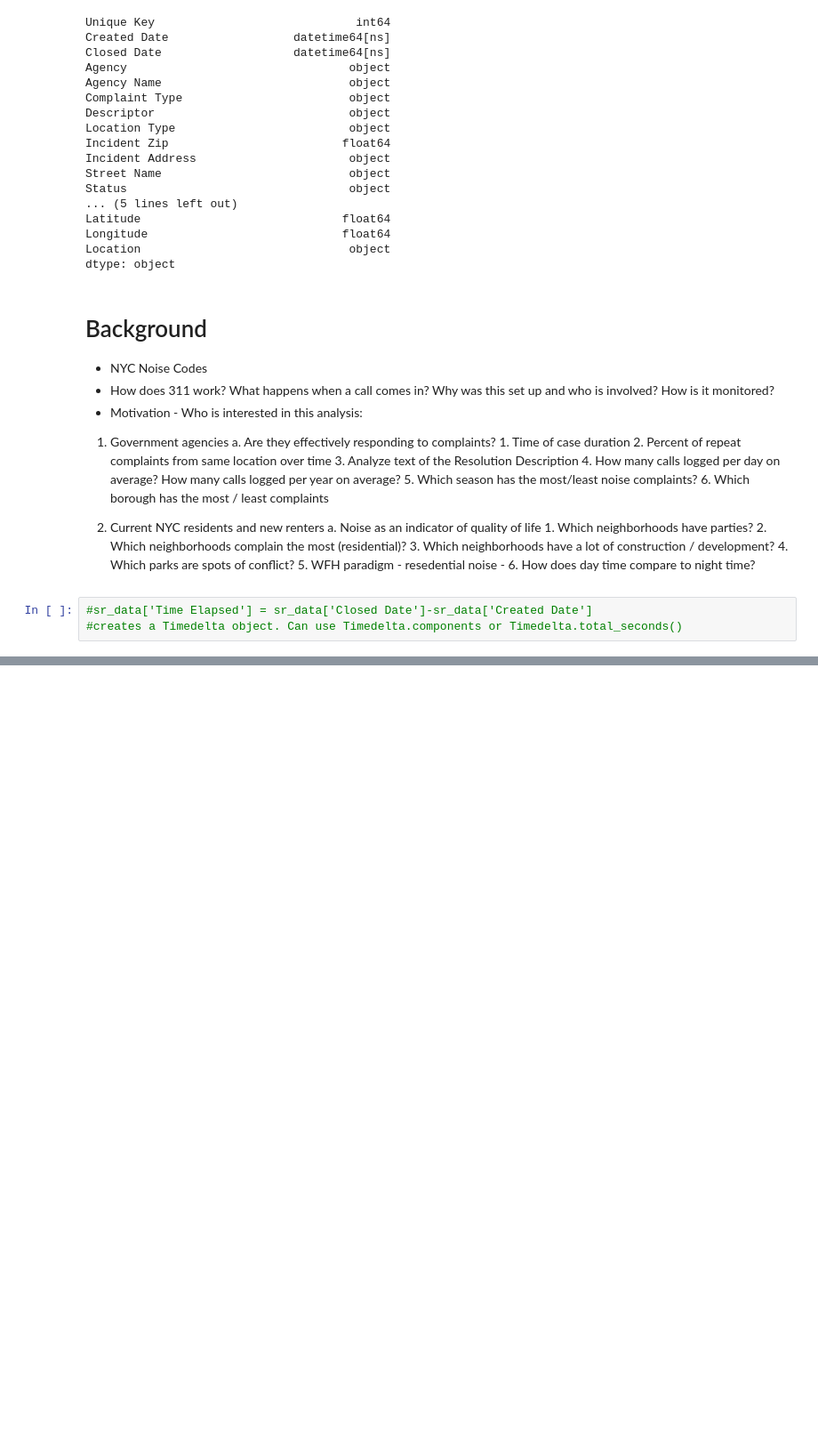
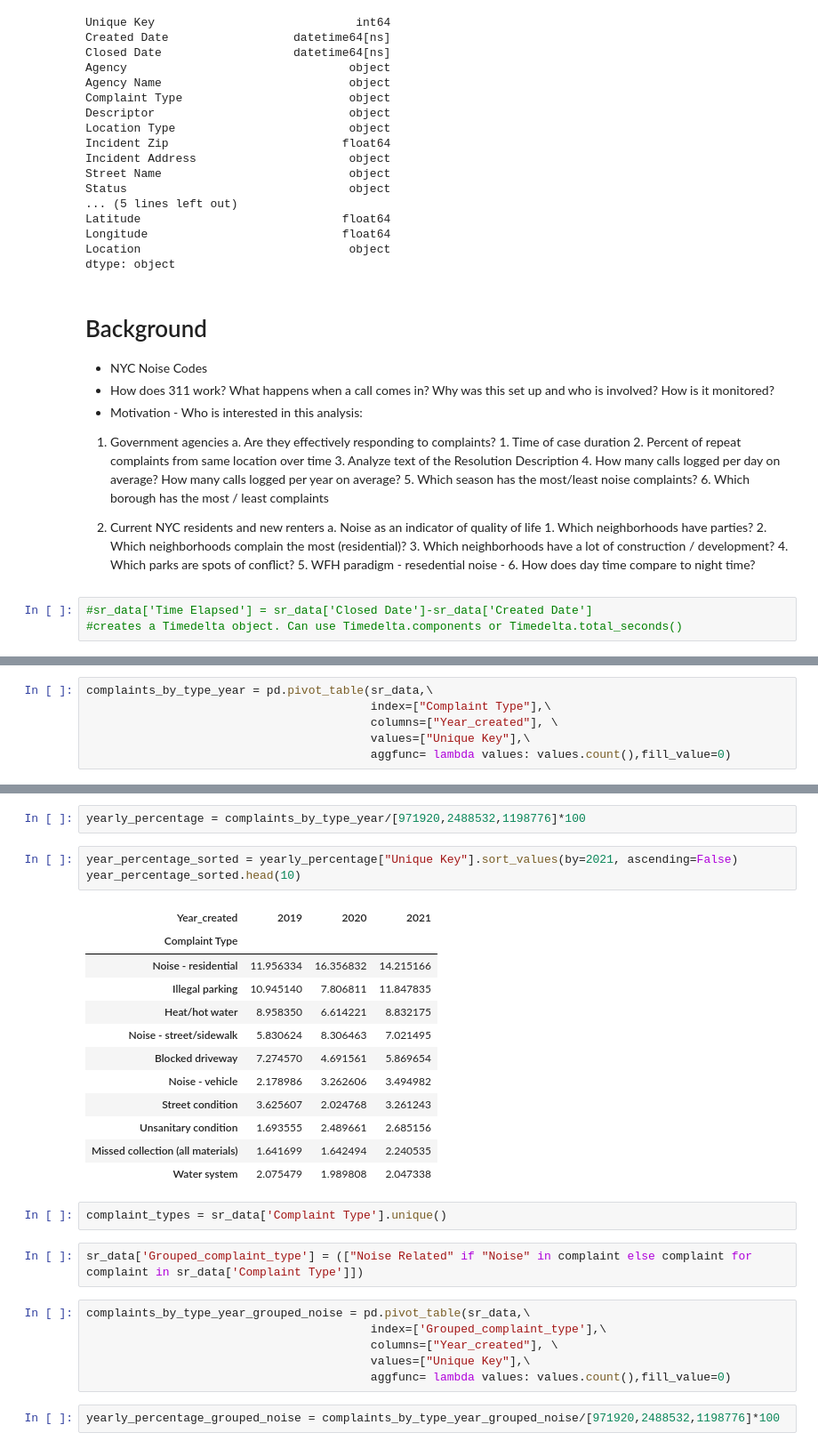
Before and after one commit to nikita-agrawal/Service-Requests, a Jupyter notebook: Service_Requests_EDA.ipynb, the cells around one changed output, grey strips where cells are left out. Shown at 89% size. Drawn from its saved outputs; the diff is of its cells as text; blank space fills up the shorter version.

```diff
--- a/Service_Requests_EDA.ipynb
+++ b/Service_Requests_EDA.ipynb
@@ -172,0 +217,6 @@ list(sr_data['Complaint Type'].value_counts())
+# %%
+complaints_by_type_year = pd.pivot_table(sr_data,\
+                                         index=["Complaint Type"],\
+                                         columns=["Year_created"], \
+                                         values=["Unique Key"],\
+                                         aggfunc= lambda values: values.count(),fill_value=0)
@@ -172,0 +231,30 @@ list(sr_data['Complaint Type'].value_counts())
+# %%
+yearly_percentage = complaints_by_type_year/[971920,2488532,1198776]*100
+# %%
+year_percentage_sorted = yearly_percentage["Unique Key"].sort_values(by=2021, ascending=False)
+year_percentage_sorted.head(10)
+# %% [output]
+| Year_created | 2019 | 2020 | 2021 |
+| Complaint Type |  |  |  |
+| Noise - residential | 11.956334 | 16.356832 | 14.215166 |
+| Illegal parking | 10.945140 | 7.806811 | 11.847835 |
+| Heat/hot water | 8.958350 | 6.614221 | 8.832175 |
+| Noise - street/sidewalk | 5.830624 | 8.306463 | 7.021495 |
+| Blocked driveway | 7.274570 | 4.691561 | 5.869654 |
+| Noise - vehicle | 2.178986 | 3.262606 | 3.494982 |
+| Street condition | 3.625607 | 2.024768 | 3.261243 |
+| Unsanitary condition | 1.693555 | 2.489661 | 2.685156 |
+| Missed collection (all materials) | 1.641699 | 1.642494 | 2.240535 |
+| Water system | 2.075479 | 1.989808 | 2.047338 |
+# %%
+complaint_types = sr_data['Complaint Type'].unique()
+# %%
+sr_data['Grouped_complaint_type'] = (["Noise Related" if "Noise" in complaint else complaint for complaint in sr_data['Complaint Type']])
+# %%
+complaints_by_type_year_grouped_noise = pd.pivot_table(sr_data,\
+                                         index=['Grouped_complaint_type'],\
+                                         columns=["Year_created"], \
+                                         values=["Unique Key"],\
+                                         aggfunc= lambda values: values.count(),fill_value=0)
+# %%
+yearly_percentage_grouped_noise = complaints_by_type_year_grouped_noise/[971920,2488532,1198776]*100
```
Also changed, not shown: parts of 13 cells of this notebook.
